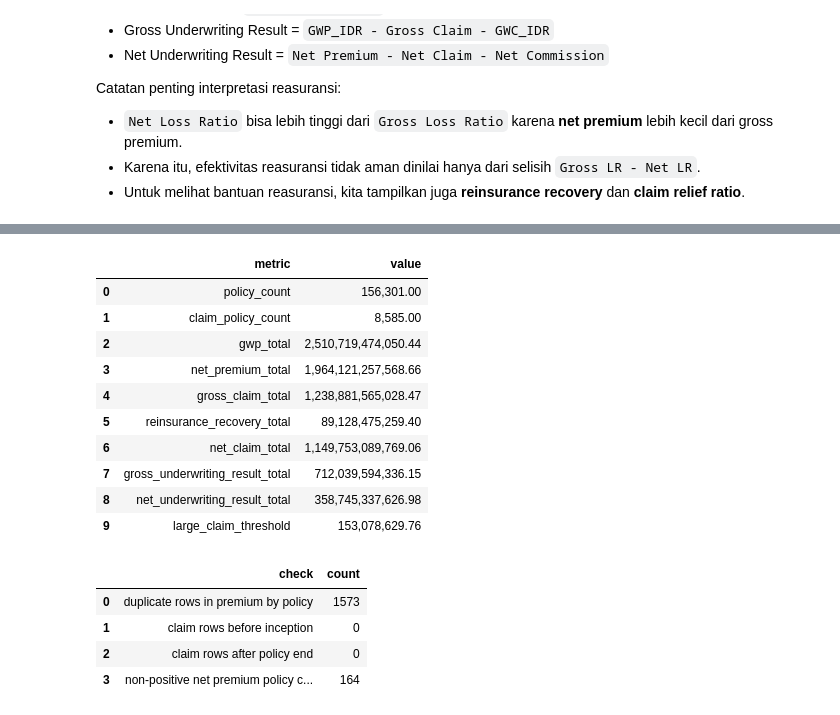
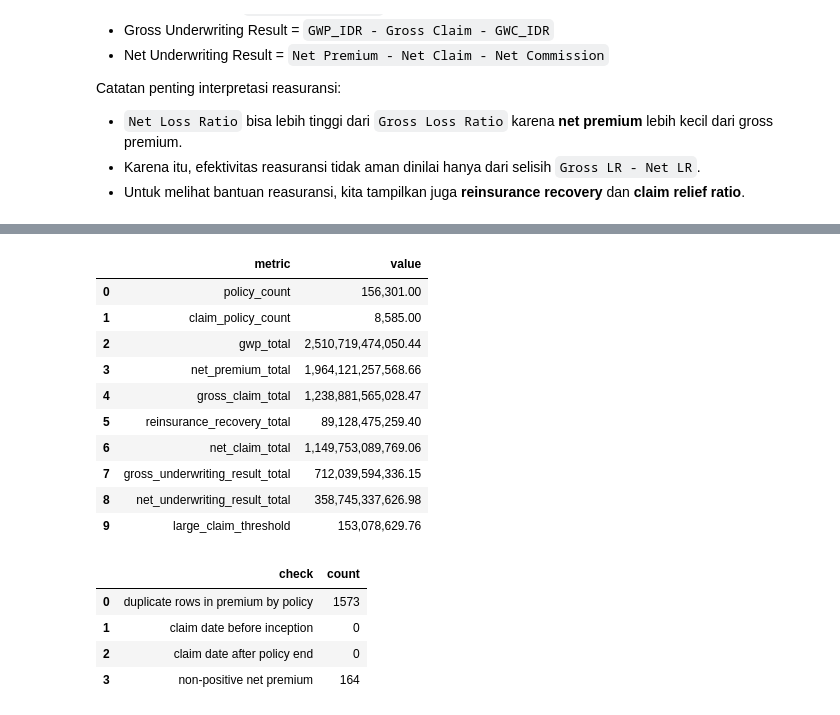
Before and after one commit to sauqyy/sdc_axa, a Jupyter notebook: notebooks/step5_loss_ratio_profitability_analysis_result.ipynb, the cells around one changed output, grey strips where cells are left out. Saved outputs shown, nothing was run; the diff lists cells and outputs as text; code cells hidden in the pictures.

```diff
--- a/notebooks/step5_loss_ratio_profitability_analysis_result.ipynb
+++ b/notebooks/step5_loss_ratio_profitability_analysis_result.ipynb
@@ -160,11 +153,6 @@ claim_policy = (
         'RI_OS_IDR': 'sum'
     })
     .rename(columns={'CLM_REF': 'claim_count'})
-)
-
-claim_range_check = claim.merge(
-    premium_policy[['POLICY_NO', 'DT_INC', 'DT_END']],
-    on='POLICY_NO', how='left'
 )
 
 df = premium_policy.merge(claim_policy, on='POLICY_NO', how='left')
@@ -205,41 +193,41 @@ qa_summary = pd.DataFrame({
     ]
 })
 
 data_quality = pd.DataFrame({
     'check': [
         'duplicate rows in premium by policy',
-        'claim rows before inception',
-        'claim rows after policy end',
-        'non-positive net premium policy count'
+        'claim date before inception',
+        'claim date after policy end',
+        'non-positive net premium'
     ],
     'count': [
         int((premium.groupby('POLICY_NO').size() > 1).sum()),
-        int(((claim_range_check['DT_CLM'].notna()) & (claim_range_check['DT_CLM'] < claim_range_check['DT_INC'])).sum()),
-        int(((claim_range_check['DT_CLM'].notna()) & (claim_range_check['DT_CLM'] > claim_range_check['DT_END'])).sum()),
+        int(((df['DT_CLM'].notna()) & (df['DT_CLM'] < df['DT_INC'])).sum()),
+        int(((df['DT_CLM'].notna()) & (df['DT_CLM'] > df['DT_END'])).sum()),
         int((df['net_premium'] <= 0).sum())
     ]
 })
 
 display(qa_summary)
 display(data_quality)
 display(df.head())
 # %% [output]
 |  | metric | value |
 | 0 | policy_count | 156,301.00 |
 | 1 | claim_policy_count | 8,585.00 |
 | 2 | gwp_total | 2,510,719,474,050.44 |
 | 3 | net_premium_total | 1,964,121,257,568.66 |
 | 4 | gross_claim_total | 1,238,881,565,028.47 |
 | 5 | reinsurance_recovery_total | 89,128,475,259.40 |
 | 6 | net_claim_total | 1,149,753,089,769.06 |
 | 7 | gross_underwriting_result_total | 712,039,594,336.15 |
 | 8 | net_underwriting_result_total | 358,745,337,626.98 |
 | 9 | large_claim_threshold | 153,078,629.76 |
 |  | check | count |
 | 0 | duplicate rows in premium by policy | 1573 |
-| 1 | claim rows before inception | 0 |
-| 2 | claim rows after policy end | 0 |
-| 3 | non-positive net premium policy c... | 164 |
+| 1 | claim date before inception | 0 |
+| 2 | claim date after policy end | 0 |
+| 3 | non-positive net premium | 164 |
 |  | POLICY_NO | COB | BRANCH_ | CHANNEL_ | PRODUCT_NAME | DT_INC | DT_END | GWP_IDR | RWP_IDR | GWC_IDR | ... |
 | 0 | YY_000000AGI-1-00258366 | COB 2 | BRANCH K | CHANNEL B | PRODUCT13AG | 2023-03-01 | 2023-04-01 | 72,482,500.00 | 7,686.36 | 21,744,750.00 | ... |
 | 1 | YY_000000AGI-1-00260948 | COB 2 | BRANCH K | CHANNEL B | PRODUCT13AG | 2023-01-07 | 2023-02-06 | 30,607,500.00 | 3,267.45 | 9,182,250.00 | ... |
```
Also changed, not shown: parts of 7 cells of this notebook.
